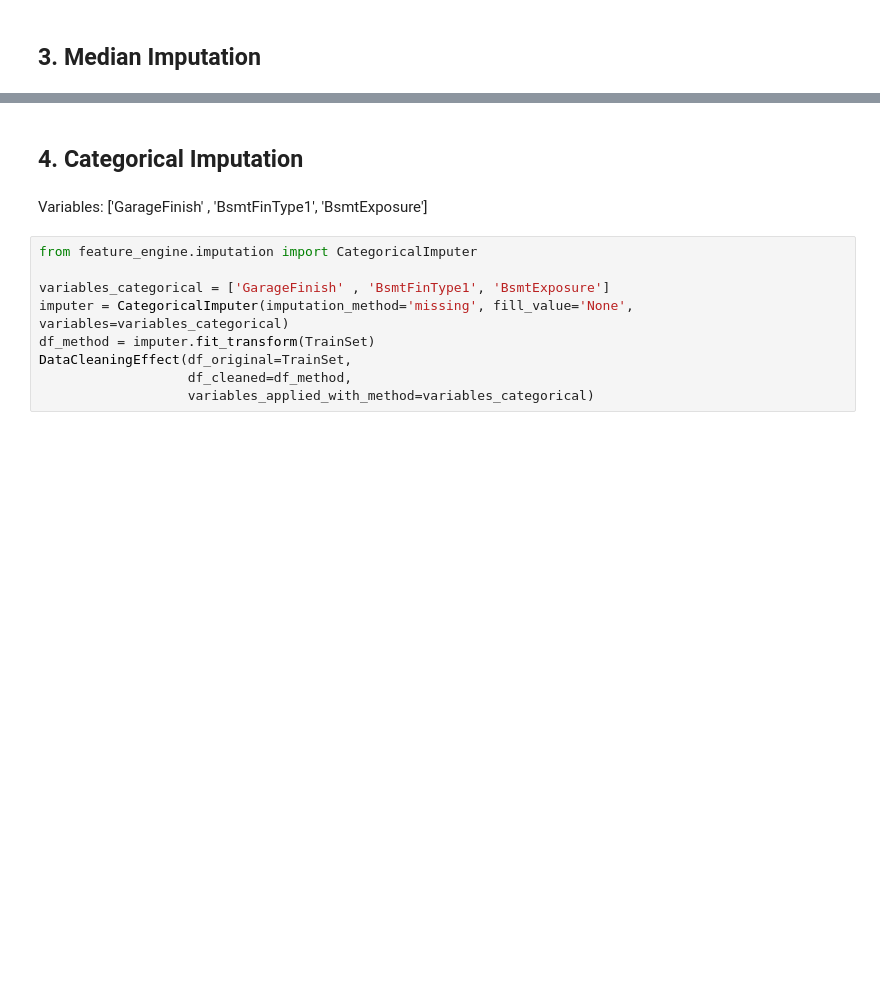
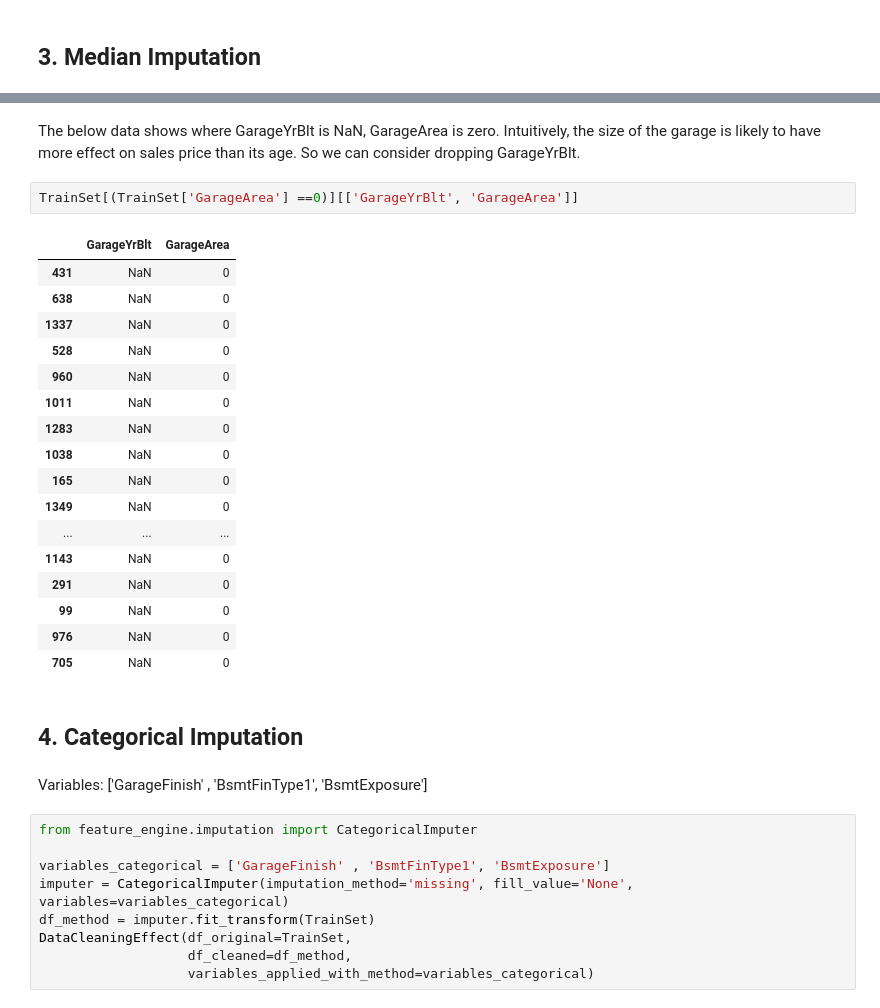
Before and after one commit to mjrosi/PriceProphet-PP5, a Jupyter notebook: jupyter_notebooks/02_Data_Cleaning.ipynb, the cells around one changed output, grey strips where cells are left out. Saved outputs shown, nothing was run; the diff lists cells and outputs as text; blank space fills up the shorter version.

```diff
--- a/jupyter_notebooks/02_Data_Cleaning.ipynb
+++ b/jupyter_notebooks/02_Data_Cleaning.ipynb
@@ -288,4 +295,27 @@ DataCleaningEffect(df_original=TrainSet,
 [figure]
+# %% [markdown]
+The below data shows where GarageYrBlt is NaN, GarageArea is zero.
+Intuitively, the size of the garage is likely to have more effect on sales price than its age. So we can consider dropping GarageYrBlt.
+# %%
+TrainSet[(TrainSet['GarageArea'] ==0)][['GarageYrBlt', 'GarageArea']]
+# %% [output]
+|  | GarageYrBlt | GarageArea |
+| 431 | NaN | 0 |
+| 638 | NaN | 0 |
+| 1337 | NaN | 0 |
+| 528 | NaN | 0 |
+| 960 | NaN | 0 |
+| 1011 | NaN | 0 |
+| 1283 | NaN | 0 |
+| 1038 | NaN | 0 |
+| 165 | NaN | 0 |
+| 1349 | NaN | 0 |
+| ... | ... | ... |
+| 1143 | NaN | 0 |
+| 291 | NaN | 0 |
+| 99 | NaN | 0 |
+| 976 | NaN | 0 |
+| 705 | NaN | 0 |
 # %% [markdown]
 ## 4. Categorical Imputation
 # %% [markdown]
```
Also changed, not shown: parts of 11 cells of this notebook, 5 other files.
